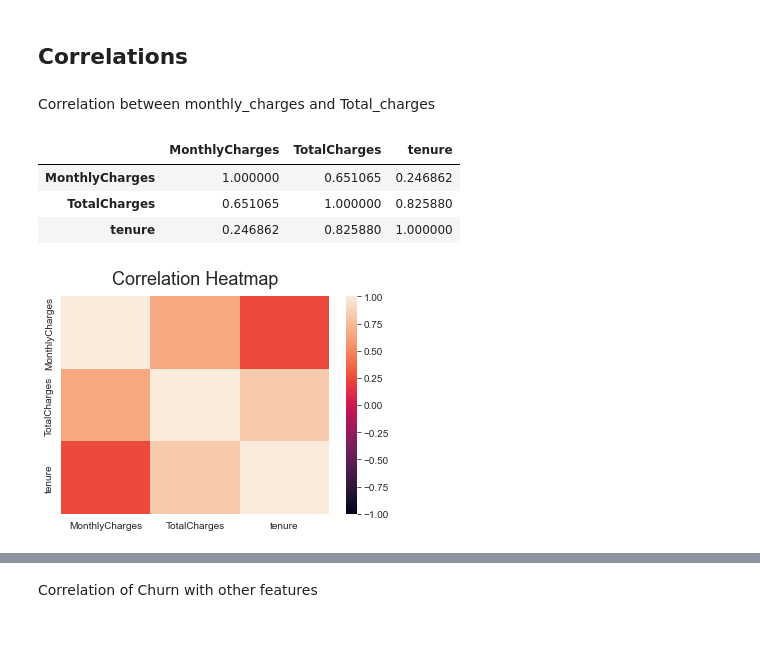
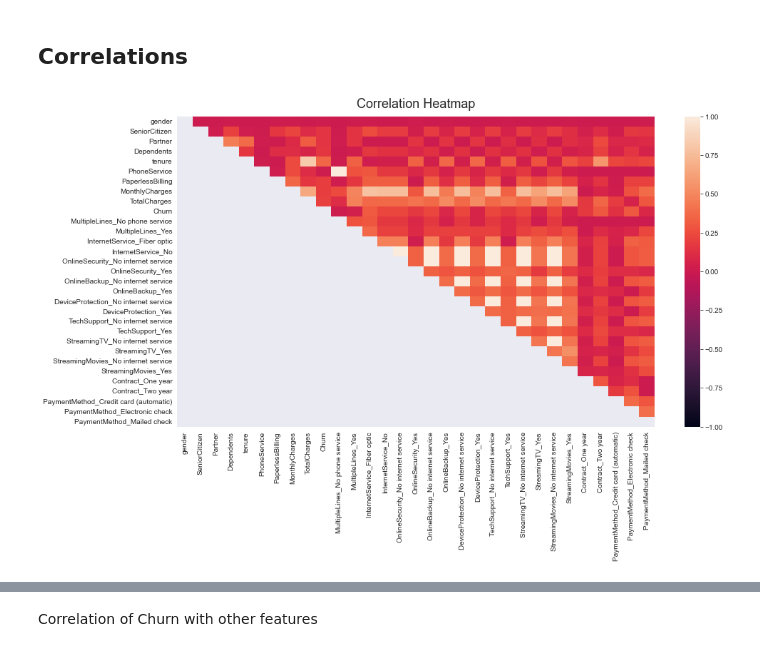
Before and after one commit to Jihed503/CodeClause, a Jupyter notebook: TASK1-Churn_Prediction_in_Telecom_Industry_using_Logistic_Regression/Churn_Prediction_in_Telecom_Industry_using_Logistic_Regression.ipynb, the cells around one changed output, grey strips where cells are left out. Saved outputs shown, nothing was run; the diff lists cells and outputs as text; code cells hidden in the pictures.

```diff
--- a/TASK1-Churn_Prediction_in_Telecom_Industry_using_Logistic_Regression/Churn_Prediction_in_Telecom_Industry_using_Logistic_Regression.ipynb
+++ b/TASK1-Churn_Prediction_in_Telecom_Industry_using_Logistic_Regression/Churn_Prediction_in_Telecom_Industry_using_Logistic_Regression.ipynb
@@ -157,17 +157,15 @@ categorical_columns = ['gender', 'SeniorCitizen', 'Partner', 'Dependents', \
        'PaymentMethod_Electronic check', 'PaymentMethod_Mailed check']
 # %% [markdown]
 ## Correlations
-# %% [markdown]
-Correlation between monthly_charges and Total_charges
 # %%
-df[['MonthlyCharges','TotalCharges', 'tenure']].corr()
+cor_matrix = df.corr().abs()
+upper_tri = cor_matrix.where(np.triu(np.ones(cor_matrix.shape),k=1).astype(bool))
-# %% [output]
-|  | MonthlyCharges | TotalCharges | tenure |
-| MonthlyCharges | 1.000000 | 0.651065 | 0.246862 |
-| TotalCharges | 0.651065 | 1.000000 | 0.825880 |
-| tenure | 0.246862 | 0.825880 | 1.000000 |
 # %%
-heatmap = sns.heatmap(df[['MonthlyCharges','TotalCharges', 'tenure']].corr(), vmin=-1, vmax=1)
-heatmap.set_title('Correlation Heatmap', fontdict={'fontsize':18}, pad=12);
+plt.gcf().set_size_inches(15, 8)
+heatmap = sns.heatmap(upper_tri, vmin=-1, vmax=1)
+heatmap.set_title('Correlation Heatmap', fontdict={'fontsize':18}, pad=12)
+manager = plt.get_current_fig_manager()
+manager.full_screen_toggle()
+plt.show()
 # %% [output]
-[figure, old version]
+[figure, new version]
```
Also changed, not shown: parts of 18 cells of this notebook, 1 other file.
